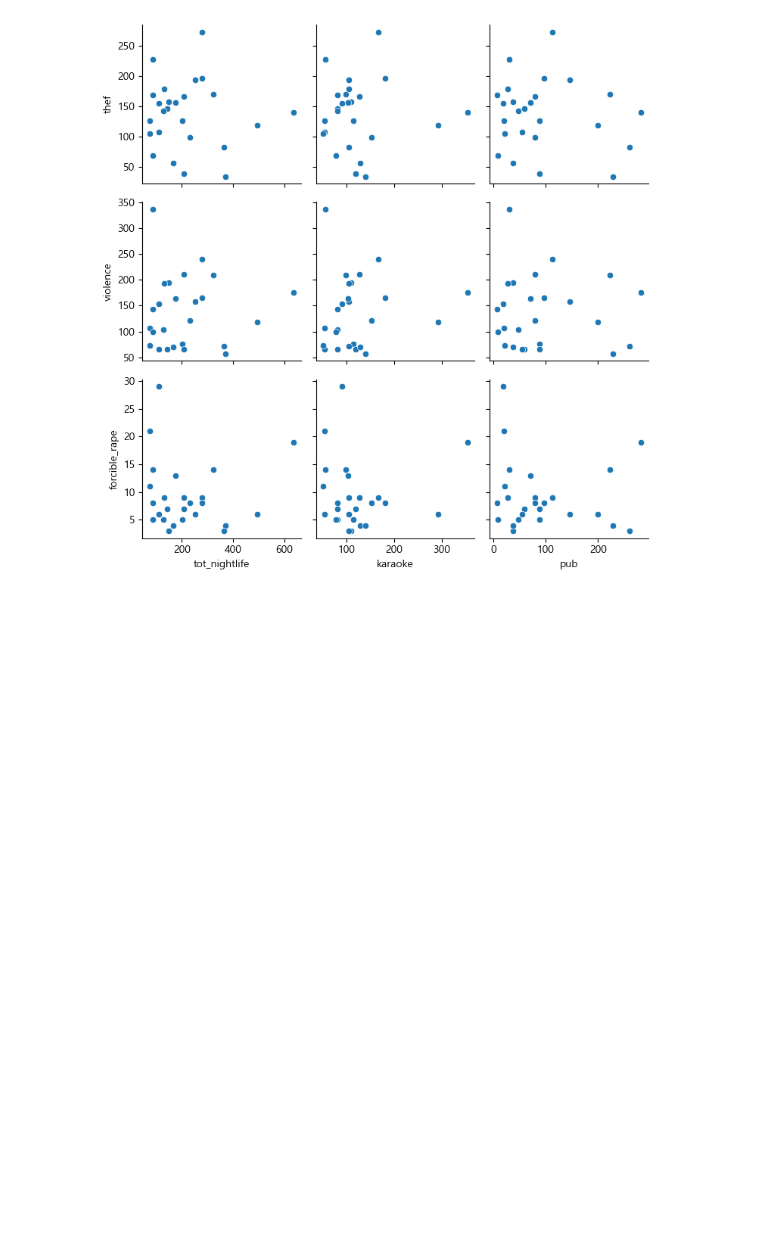
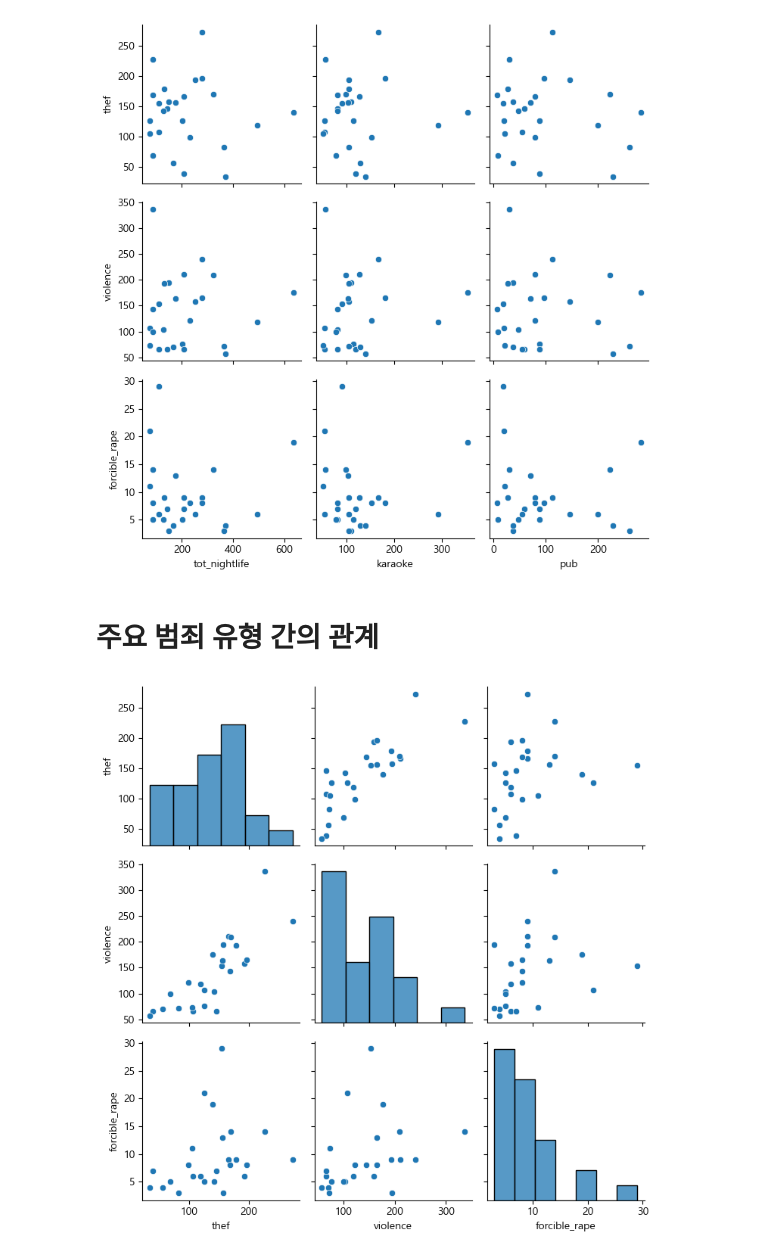
Before and after one commit to sangsang0114/DataAnalytics, a Jupyter notebook: miniproject.ipynb, the cells around one changed output. Drawn from its saved outputs; the diff is of its cells as text; code cells hidden in the pictures; blank space fills up the shorter version.

```diff
--- a/miniproject.ipynb
+++ b/miniproject.ipynb
@@ -185,3 +102,16 @@ plt.tight_layout()
 plt.show()
 # %% [output]
 [figure]
+# %% [markdown]
+# 주요 범죄 유형 간의 관계
+# %%
+sns.pairplot(
+    crimes,
+    x_vars=['thef', 'violence', 'forcible_rape'],
+    y_vars=['thef', 'violence', 'forcible_rape']
+)
+plt.title('')
+plt.tight_layout()
+plt.show()
+# %% [output]
+[figure, added]
```
Also changed, not shown: parts of 32 cells of this notebook, 1 other file.
